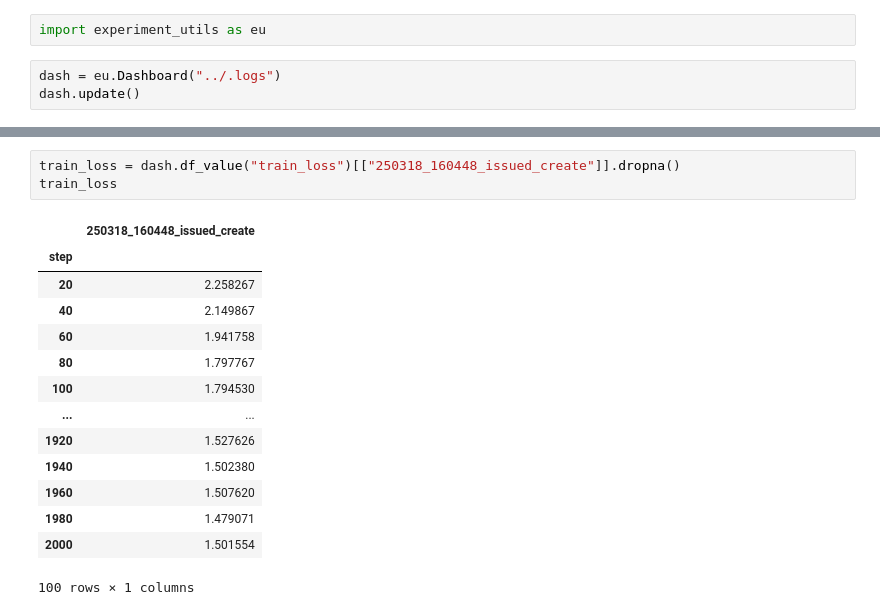
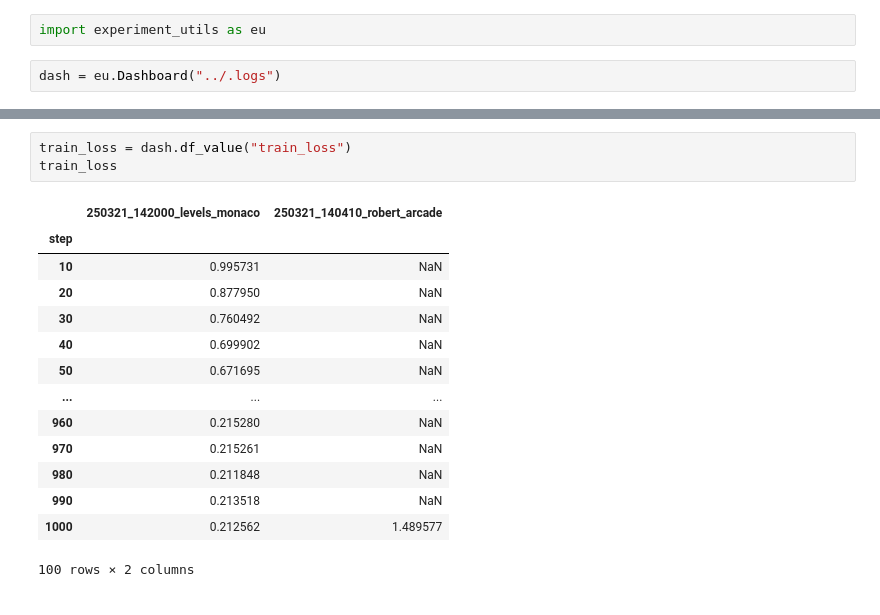
Before and after one commit to CameronsOrganization/torch_utils, a Jupyter notebook: experiments/dashboard.ipynb, the cells around one changed output, grey strips where cells are left out. Saved outputs shown, nothing was run; the diff lists cells and outputs as text.

```diff
--- a/experiments/dashboard.ipynb
+++ b/experiments/dashboard.ipynb
@@ -2,7 +2,6 @@
 import experiment_utils as eu
 # %%
 dash = eu.Dashboard("../.logs")
-dash.update()
 # %%
 df=dash.df()
 df
@@ -24,18 +21,18 @@ dash.plot_value("val_accuracy")
 # %%
-train_loss = dash.df_value("train_loss")[["250318_160448_issued_create"]].dropna()
+train_loss = dash.df_value("train_loss")
 train_loss
 # %% [output]
-|  | 250318_160448_issued_create |
-| step |  |
-| 20 | 2.258267 |
-| 40 | 2.149867 |
-| 60 | 1.941758 |
-| 80 | 1.797767 |
-| 100 | 1.794530 |
-| ... | ... |
-| 1920 | 1.527626 |
-| 1940 | 1.502380 |
-| 1960 | 1.507620 |
-| 1980 | 1.479071 |
-| 2000 | 1.501554 |
+|  | 250321_142000_levels_monaco | 250321_140410_robert_arcade |
+| step |  |  |
+| 10 | 0.995731 | NaN |
+| 20 | 0.877950 | NaN |
+| 30 | 0.760492 | NaN |
+| 40 | 0.699902 | NaN |
+| 50 | 0.671695 | NaN |
+| ... | ... | ... |
+| 960 | 0.215280 | NaN |
+| 970 | 0.215261 | NaN |
+| 980 | 0.211848 | NaN |
+| 990 | 0.213518 | NaN |
+| 1000 | 0.212562 | 1.489577 |
-100 rows × 1 columns
+100 rows × 2 columns
```
Also changed, not shown: parts of 2 cells of this notebook, 3 other files.
